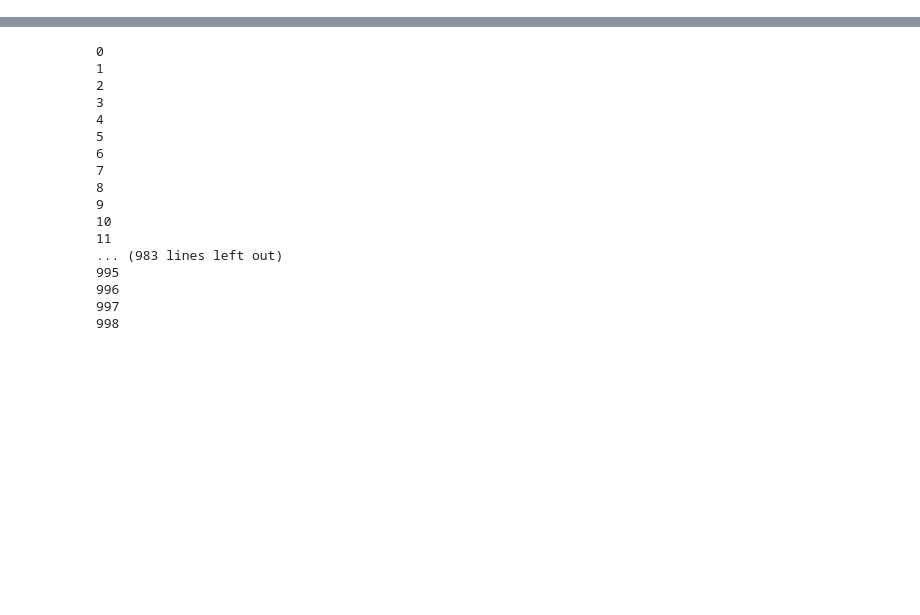
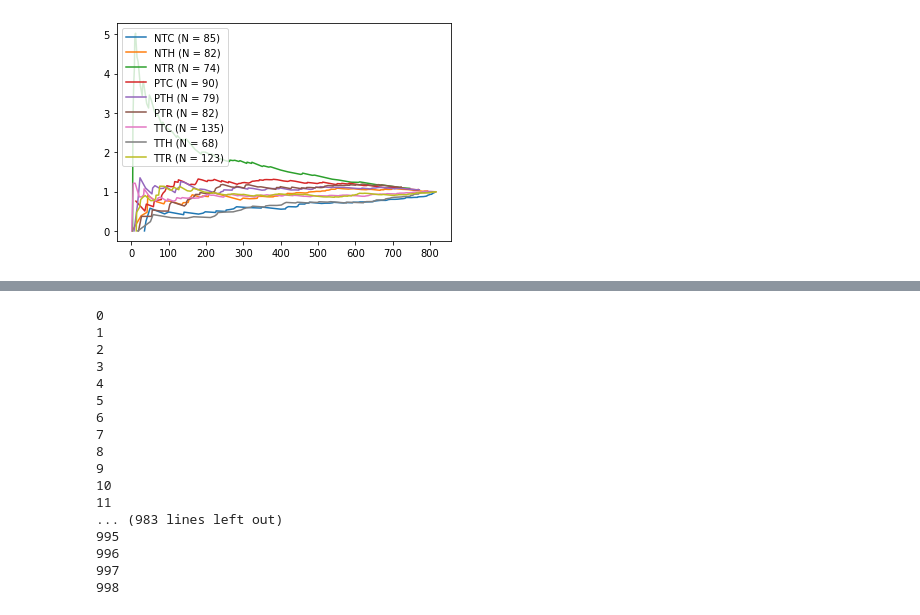
Before and after one commit to bendemeo/ample, a Jupyter notebook: sample_rate.ipynb, the cells around one changed output, grey strips where cells are left out. Cells and saved outputs as stored; diff of their text form; code cells hidden in the pictures; blank space fills up the shorter version.

```diff
--- a/sample_rate.ipynb
+++ b/sample_rate.ipynb
@@ -67,0 +118,4 @@ zheng.grow()
+# %%
+zheng.subsamples['ft'].plot_sampling_rate('labels')
+# %% [output]
+[figure, added]
```
Also changed, not shown: parts of 40 cells of this notebook, 2 other files.
